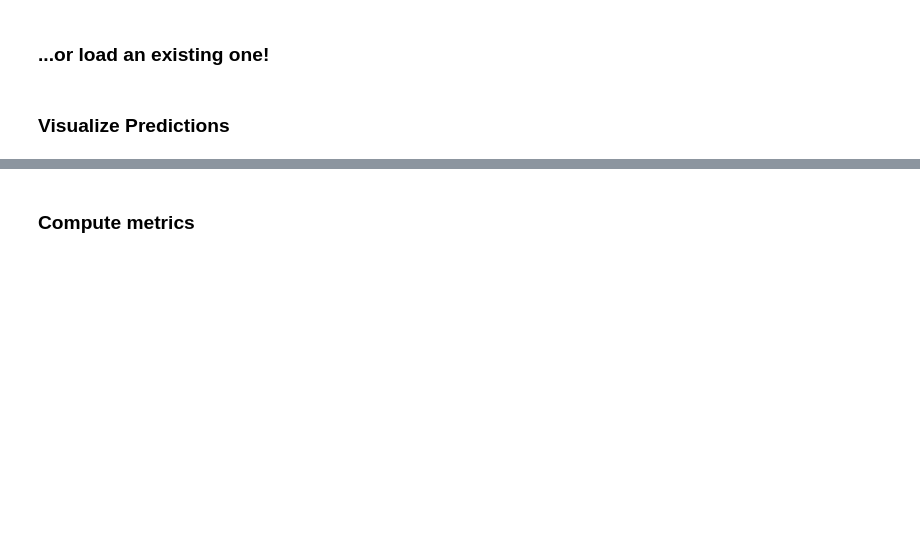
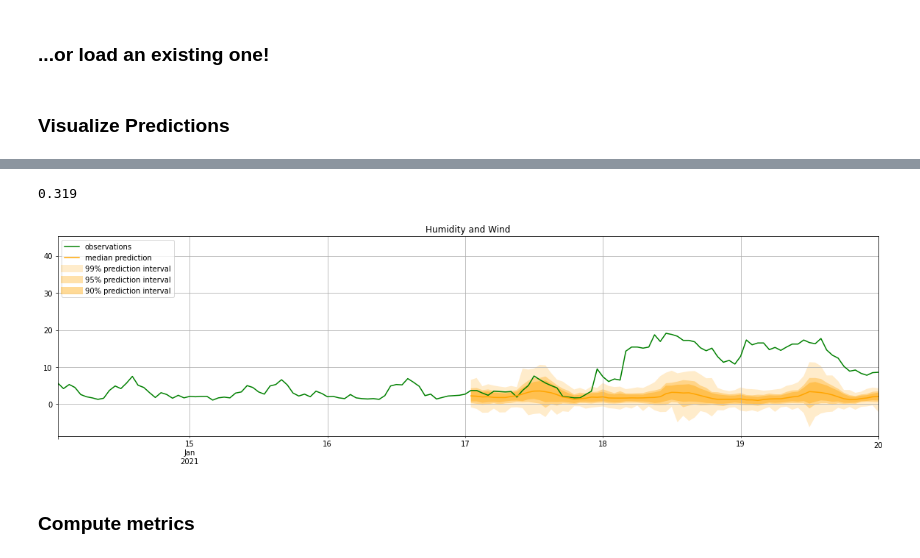
Before and after one commit to tomityrrell/psps-analysis, a Jupyter notebook: notebooks/Gluon-TS.ipynb, the cells around one changed output, grey strips where cells are left out. Saved outputs shown, nothing was run; the diff lists cells and outputs as text; code cells hidden in the pictures; blank space fills up the shorter version.

```diff
--- a/notebooks/Gluon-TS.ipynb
+++ b/notebooks/Gluon-TS.ipynb
@@ -273,20 +288,32 @@ KeyboardInterrupt:
+# %%
+((forecasts[13].samples > forecasts[7].samples).any(axis=1)).mean()
+# %% [output]
+0.319
 # %%
 plot_length = 2*3*24
 prediction_intervals = [90,95,99]
 legend = ["observations", "median prediction"] + [f"{k}% prediction interval" for k in prediction_intervals][::-1]
 
 fig, ax = plt.subplots(1, 1, figsize=(20, 5))
 
-i=0
-tss[i][-plot_length:].plot(ax=ax, color="orange")  # plot the time series
-forecasts[i].plot(prediction_intervals=prediction_intervals, color='g')
+# Humidity
+# i = 7
+# tss[i][-plot_length:].plot(ax=ax, color="red")  # plot the time series
+# forecasts[i].plot(prediction_intervals=prediction_intervals, color='orange')
+
+# Wind
+i = 13
+tss[i][-plot_length:].plot(ax=ax, color="green")  # plot the time series
+forecasts[i].plot(prediction_intervals=prediction_intervals, color='orange')
 
 #ax.set_xbound("2021-01-17", "2021-01-19")
 # ax.set_ybound(0,50)
-plt.title(keys[i])
+plt.title("Humidity and Wind")
 plt.grid(which="both")
 plt.legend(legend, loc="upper left")
 plt.show()
+# %% [output]
+[figure, added]
 # %% [markdown]
 ### Compute metrics
 # %%
```
Also changed, not shown: parts of 9 cells of this notebook.
